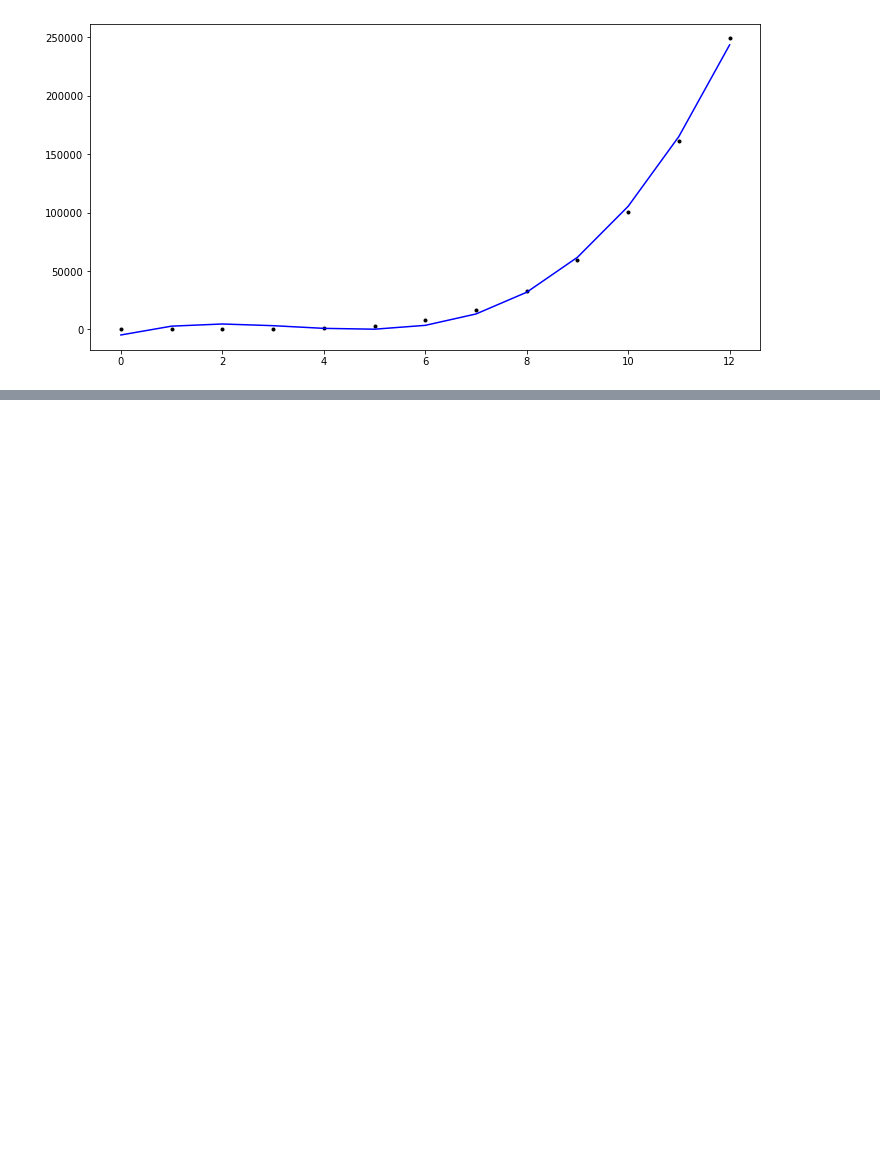
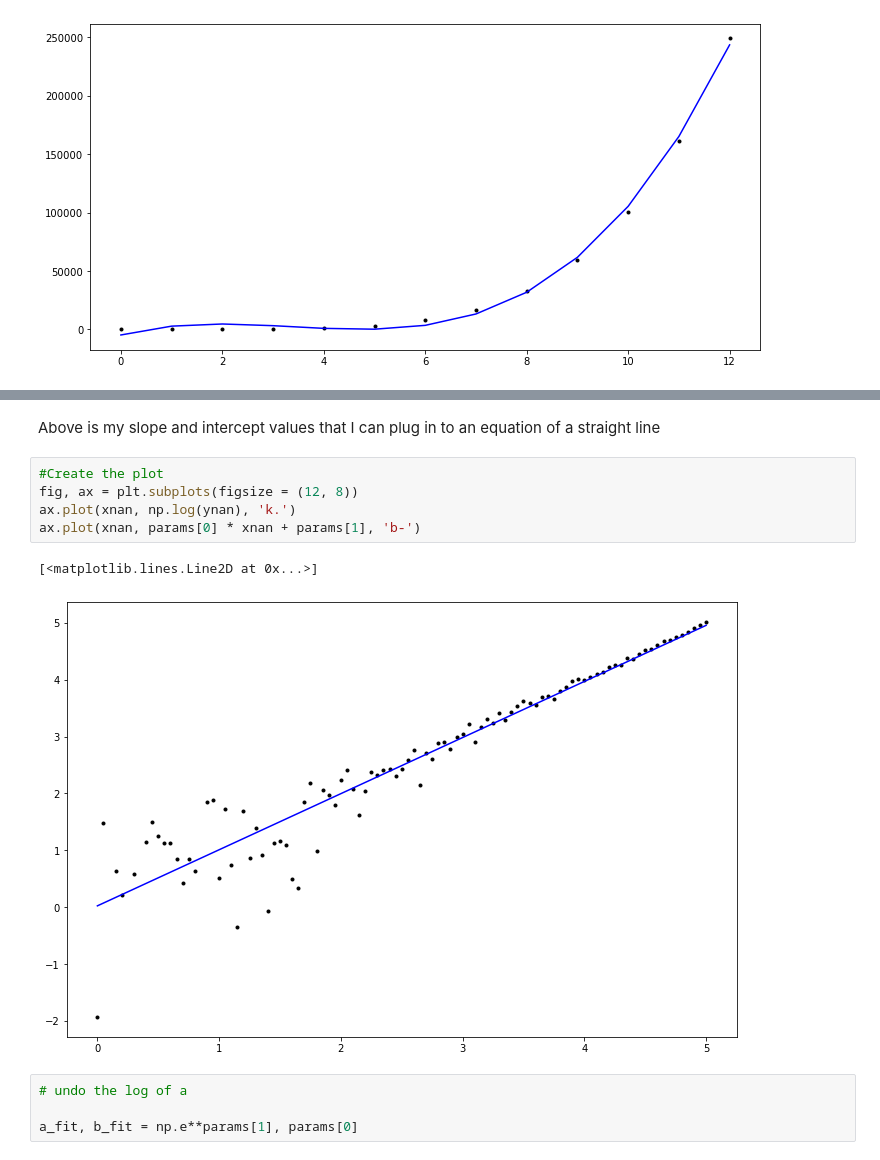
Before and after one commit to Lynch08/Machine_Learning_And_Statistics_2023, a Jupyter notebook: Messing.ipynb, the cells around one changed output, grey strips where cells are left out. Saved outputs shown, nothing was run; the diff lists cells and outputs as text; blank space fills up the shorter version.

```diff
--- a/Messing.ipynb
+++ b/Messing.ipynb
@@ -300,0 +380,14 @@ ax.plot(x1, np.polyval(params, x1), 'b-')
+# %% [markdown]
+Above is my slope and intercept values that I can plug in to an equation of a straight line
+# %%
+#Create the plot
+fig, ax = plt.subplots(figsize = (12, 8))
+ax.plot(xnan, np.log(ynan), 'k.')
+ax.plot(xnan, params[0] * xnan + params[1], 'b-')
+# %% [output]
+[<matplotlib.lines.Line2D at 0x...>]
+[figure, added]
+# %%
+# undo the log of a
+
+a_fit, b_fit = np.e**params[1], params[0]
```
Also changed, not shown: parts of 10 cells of this notebook, 4 other files.
